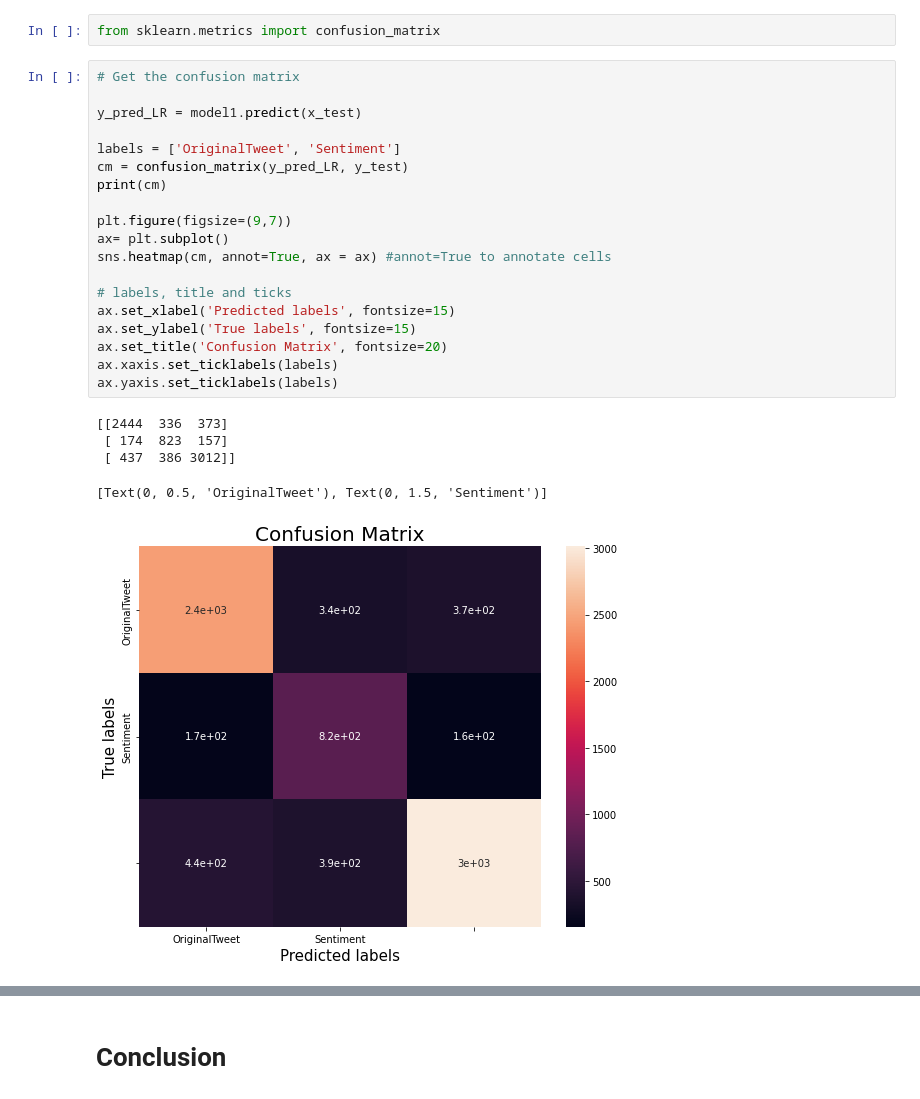
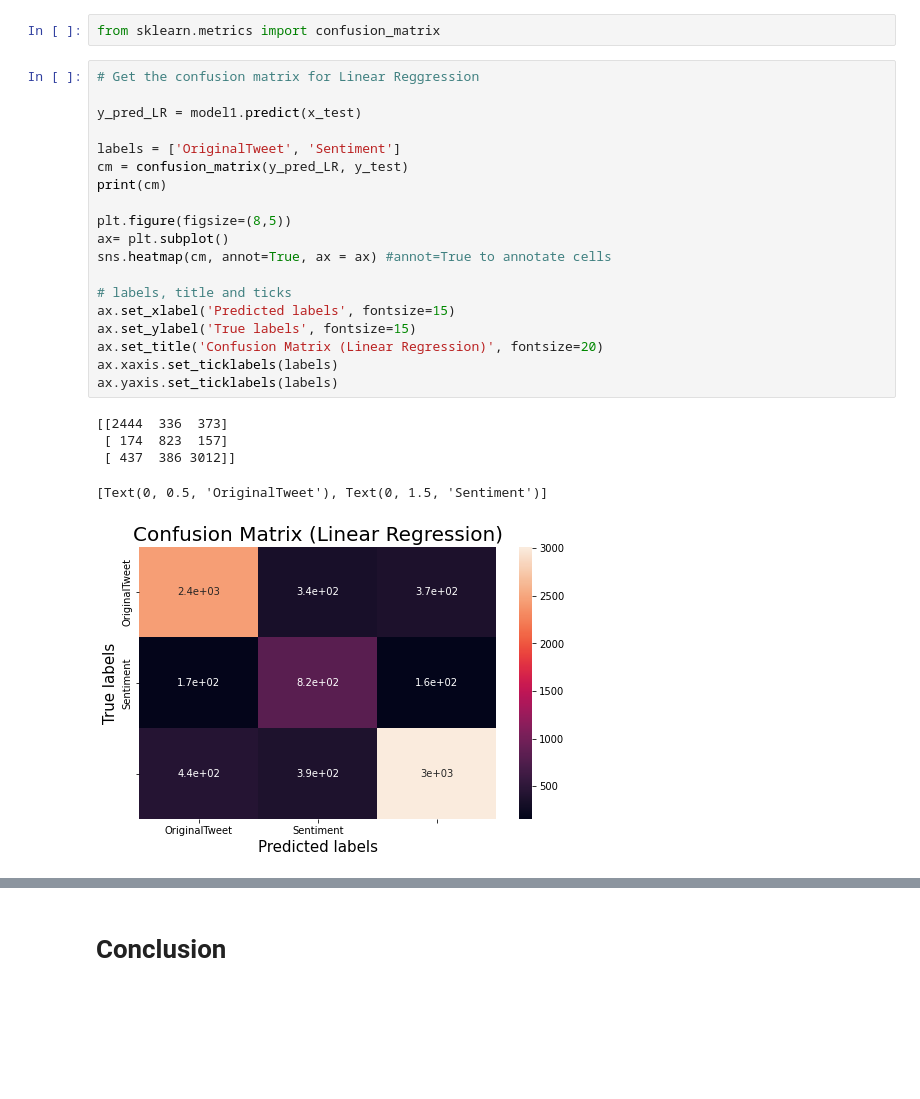
Before and after one commit to varsha-rani-15/Coronavirus-Tweet-Sentiment-Analysis, a Jupyter notebook: Coronavirus_Tweet_Sentiment_Analysis_Capstone_Project.ipynb, the cells around one changed output, grey strips where cells are left out. Drawn from its saved outputs; the diff is of its cells as text; blank space fills up the shorter version.

```diff
--- a/Coronavirus_Tweet_Sentiment_Analysis_Capstone_Project.ipynb
+++ b/Coronavirus_Tweet_Sentiment_Analysis_Capstone_Project.ipynb
@@ -614,27 +614,27 @@ Recall :  0.7544829280275117
 # %%
 from sklearn.metrics import confusion_matrix
 # %%
-# Get the confusion matrix
+# Get the confusion matrix for Linear Reggression
 
 y_pred_LR = model1.predict(x_test)
 
 labels = ['OriginalTweet', 'Sentiment']
 cm = confusion_matrix(y_pred_LR, y_test)
 print(cm)
 
-plt.figure(figsize=(9,7))
+plt.figure(figsize=(8,5))
 ax= plt.subplot()
 sns.heatmap(cm, annot=True, ax = ax) #annot=True to annotate cells
 
 # labels, title and ticks
 ax.set_xlabel('Predicted labels', fontsize=15)
 ax.set_ylabel('True labels', fontsize=15)
-ax.set_title('Confusion Matrix', fontsize=20)
+ax.set_title('Confusion Matrix (Linear Regression)', fontsize=20)
 ax.xaxis.set_ticklabels(labels)
 ax.yaxis.set_ticklabels(labels)
 # %% [output]
 [[2444  336  373]
  [ 174  823  157]
  [ 437  386 3012]]
 [Text(0, 0.5, 'OriginalTweet'), Text(0, 1.5, 'Sentiment')]
-[figure, old version]
+[figure, new version]
```
Also changed, not shown: parts of 12 cells of this notebook.
